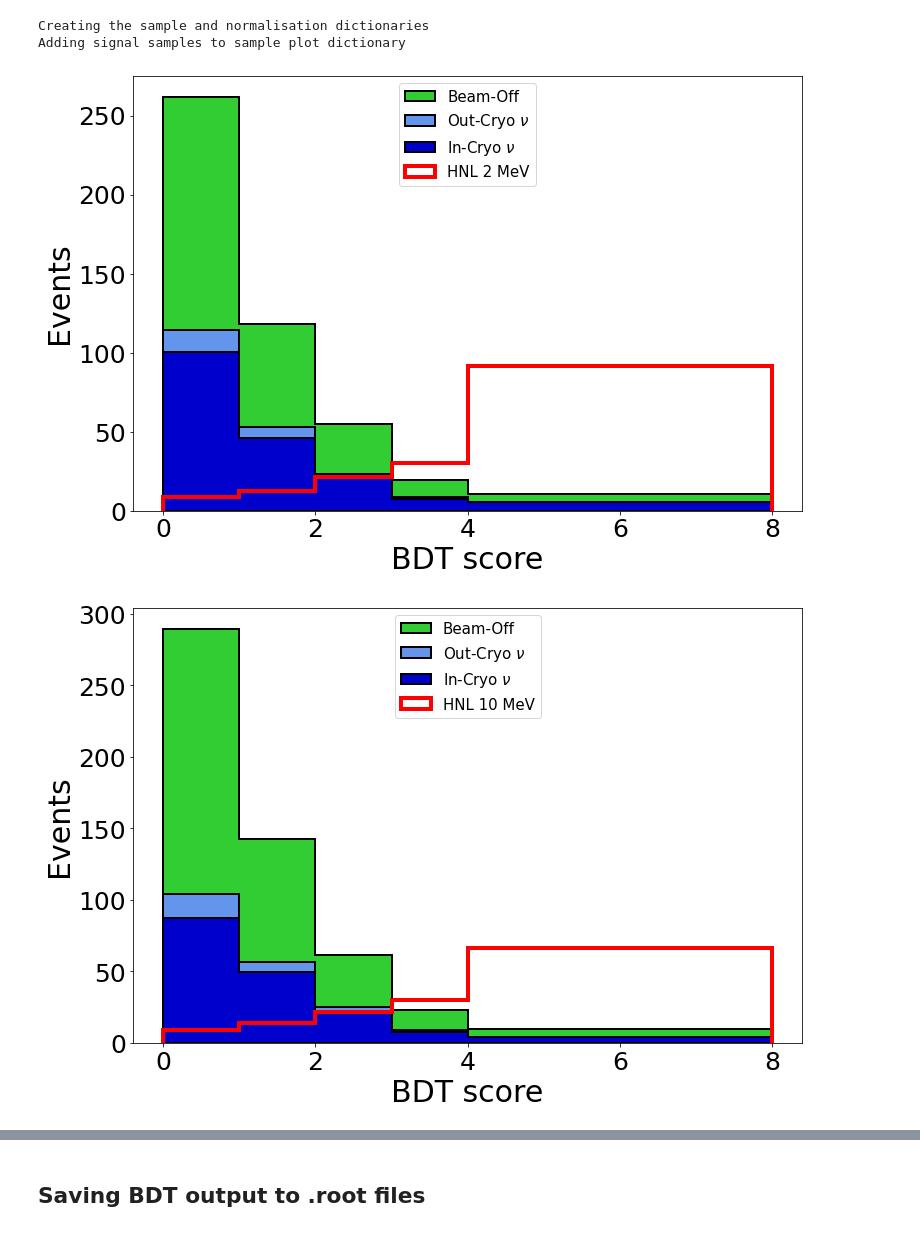
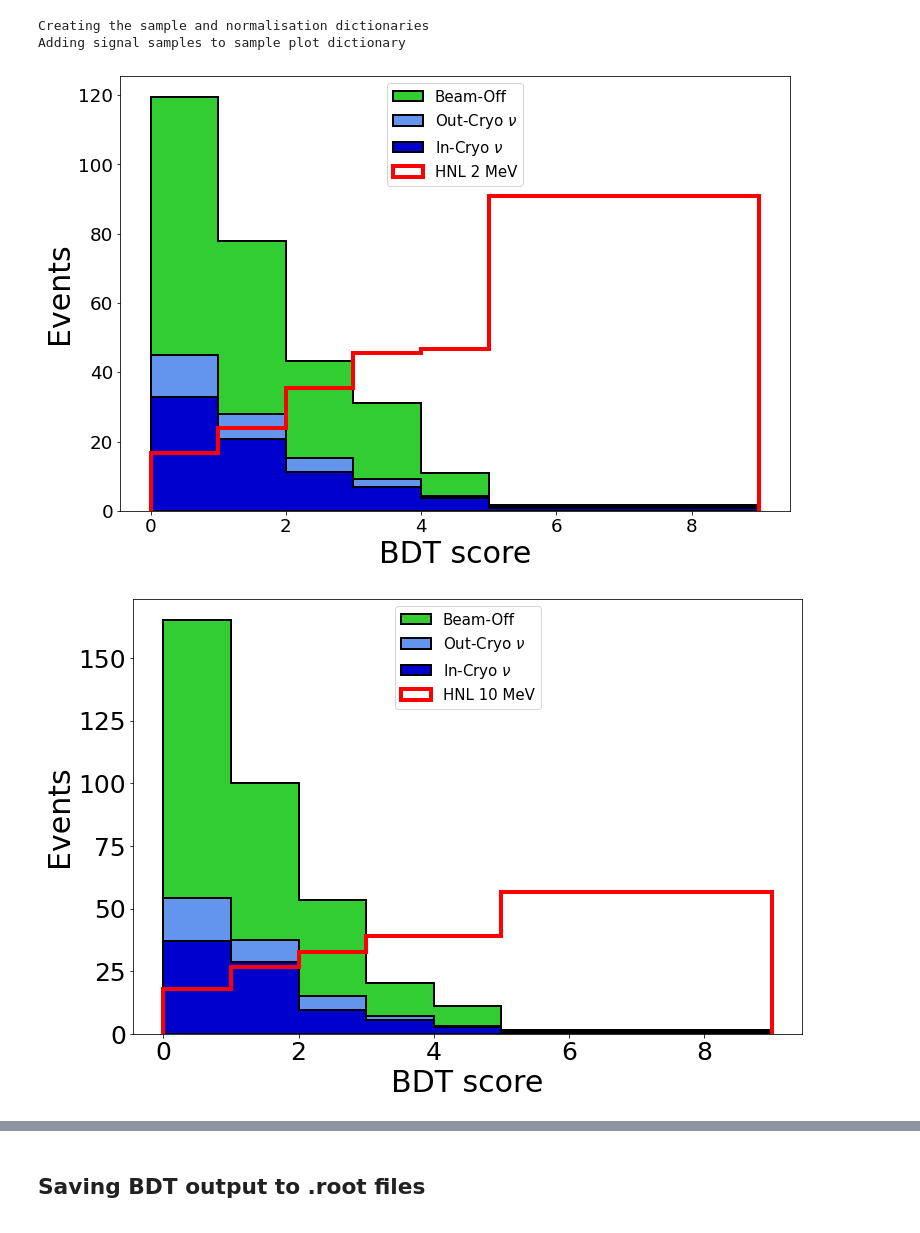
Before and after one commit to dmarsden01/uboone_HNL_analysis, a Jupyter notebook: 3.5_BDT_Results.ipynb, the cells around one changed output, grey strips where cells are left out. Cells and saved outputs as stored; diff of their text form; code cells hidden in the pictures.

Commit message:
Made final benchmark, with no flashmatch in run1.

```diff
--- a/3.5_BDT_Results.ipynb
+++ b/3.5_BDT_Results.ipynb
@@ -36,7 +36,7 @@ Success
 # %% [markdown]
 ## Reading in files
 # %%
-Params = {"Run":"run3", #The run number, so far either "run1" or "run3"
+Params = {"Run":"run1", #The run number, so far either "run1" or "run3"
           "Load_single_file":False, #This will override everything else, put the desired file in the "single_file" line
           "single_file":10,
           "Load_standard":True, #bkgs
@@ -100,15 +100,20 @@ for sample in samples:
 # New_feature_list = ['n_pfps', 'n_tracks', 'shr_theta_v', 'shr_phi_v', 'shr_pz_v', 'shrclusdir2', 'shr_energy_tot',
 #                          'trk_theta_v', 'trk_phi_v','trk_dir_z_v', 'trk_energy', 'trk_energy_tot', 'trk_calo_energy_u_v', 'trk_score_v',
 #                          'pfnplanehits_U', 'pfnplanehits_V', 'pfnplanehits_Y', 'NeutrinoEnergy2'] #ultimate vars
-New_feature_list = ['shrclusdir2', 'n_tracks', 'trk_energy', 'shr_theta_v', 'contained_sps_ratio', 'trk_chipr_best', 'shr_px_v', 'trk_end_x_v',
-             'n_pfps', 'pfnplanehits_V', 'pfnplanehits_U', 'trk_calo_energy_u_v', 'nu_flashmatch_score', 'trk_score_v', 'NeutrinoEnergy2',
-             'shr_phi_v', 'pfnplanehits_Y', 'shr_pz_v', 'trk_theta_v', 'trk_phi_v', 'trk_energy_hits_tot', 'trk_dir_z_v', 'SliceCaloEnergy2']
+# New_feature_list = ['shrclusdir2', 'n_tracks', 'trk_energy', 'shr_theta_v', 'contained_sps_ratio', 'trk_chipr_best', 'shr_px_v', 'trk_end_x_v',
+#              'n_pfps', 'pfnplanehits_V', 'pfnplanehits_U', 'trk_calo_energy_u_v', 'nu_flashmatch_score', 'trk_score_v', 'NeutrinoEnergy2',
+#              'shr_phi_v', 'pfnplanehits_Y', 'shr_pz_v', 'trk_theta_v', 'trk_phi_v', 'trk_energy_hits_tot', 'trk_dir_z_v', 'SliceCaloEnergy2']
 
-# bdt_vars = feature_names
-bdt_vars = New_feature_list
+if Params["Run"] == "run1": BDT_name = "ultimate_full_reduced_benchmark"
+if Params["Run"] == "run3": BDT_name = "ultimate_benchmark_plus_flashmatch"
+
+with open("bdts/input_vars/"+BDT_name, "rb") as fp:   # Unpickling
+    saved_variables = pickle.load(fp)
+
+bdt_vars = saved_variables
 xgb_test_dict = {}
 
-BDT_name = "_New_20_variables_FIXED.json"
+# BDT_name = "_New_20_variables_FIXED.json"
 # BDT_name = "_ultimate.json"
 
 for sample in sample_test_dict:
@@ -118,7 +123,7 @@ for sample in sample_test_dict:
 if Params["Load_single_file"] == True:
     HNL_mass = Params["single_file"]
     bdt = xgboost.Booster()
-    bdt.load_model(f"bdts/"+Params["Run"]+f"_{HNL_mass}_MeV" + BDT_name)
+    bdt.load_model(f"bdts/"+Params["Run"]+f"_{HNL_mass}MeV_{BDT_name}.json")
     for sample in xgb_test_dict:
         results = bdt.predict(xgb_test_dict[sample])
         sample_test_dict[sample][f"BDT_output_{HNL_mass}MeV"] = results
@@ -126,8 +131,8 @@ if Params["Load_single_file"] == True:
 elif Params["Load_pi0_signal"] == False:
     for HNL_mass in Constants.HNL_mass_samples:
         bdt = xgboost.Booster()
-        # bdt.load_model(f"bdts/"+Params["Run"]+f"_{HNL_mass}_MeV_My_variables_flattened_highest_E_1.json")
-        bdt.load_model("bdts/"+Params["Run"]+f"_{HNL_mass}_MeV" + BDT_name)
+        bdt.load_model("bdts/"+Params["Run"]+f"_{HNL_mass}MeV_{BDT_name}.json")
+        # bdt.load_model("bdts/"+Params["Run"]+f"_{HNL_mass}_MeV_{BDT_name}.json")
         for sample in xgb_test_dict:
             results = bdt.predict(xgb_test_dict[sample])
             sample_test_dict[sample][f"BDT_output_{HNL_mass}MeV"] = results
@@ -140,3 +145,6 @@ if Params["Load_pi0_signal"] == True:
         for sample in xgb_test_dict:
             results = bdt.predict(xgb_test_dict[sample])
             sample_test_dict[sample][f"BDT_output_{HNL_mass}MeV"] = results
+
+print(len(bdt_vars))
+print(bdt_vars)
@@ -242,22 +253,22 @@ Adding signal samples to sample plot dictionary
 # %%
 if Params["Load_single_file"] == True:
     HNL_masses = [Params["single_file"]]
 elif Params["Load_pi0_signal"] == False:
     HNL_masses = Constants.HNL_mass_samples
 if Params["Load_pi0_signal"] == True:
     HNL_masses = Constants.HNL_mass_pi0_samples
 
 xlims=[0,max_score_int]
 BINS = int(xlims[1]-xlims[0])
 
 PT.Plot_BDT_output(HNL_masses=HNL_masses, samples=samples_plot, sample_norms=sample_norms, colours={}, xlims=xlims,
-                   bins=BINS,figsize=[12,8], MergeBins=True, density=False, legloc="upper center",logy=False, savefig=False,
-                   save_str = "ultimate", Run=Params["Run"], logit = Params["Use_logit"], HNL_scale=0.01)
+                   bins=BINS,figsize=[12,8], MergeBins=True, density=False, legloc="upper center",logy=False, savefig=True,
+                   save_str = BDT_name, Run=Params["Run"], logit = Params["Use_logit"], HNL_scale=0.02)
 
 #If plotting data too: Write this
 # PT.Plot_BDT_output_data(HNL_masses=HNL_masses, samples=samples_plot, sample_norms=sample_norms, colours={}, xlims=xlims,
 #                    bins=BINS,figsize=[12,8], MergeBins=True, density=False, legloc="upper center",logy=False, savefig=False,
 #                    save_str = "top_20_test_New_gen", Run=Params["Run"], logit = Params["Use_logit"], HNL_scale=0.04)
 # %% [output]
-[figure, old version]
+[figure, new version]
-[figure, old version]
+[figure, new version]
```
Also changed, not shown: parts of 9 cells of this notebook, 7 other files.
